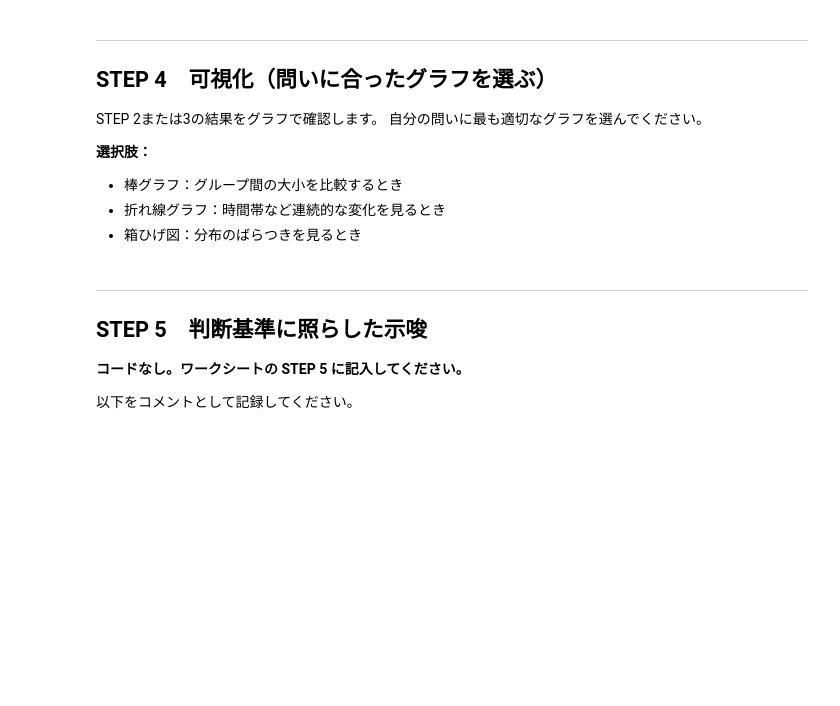
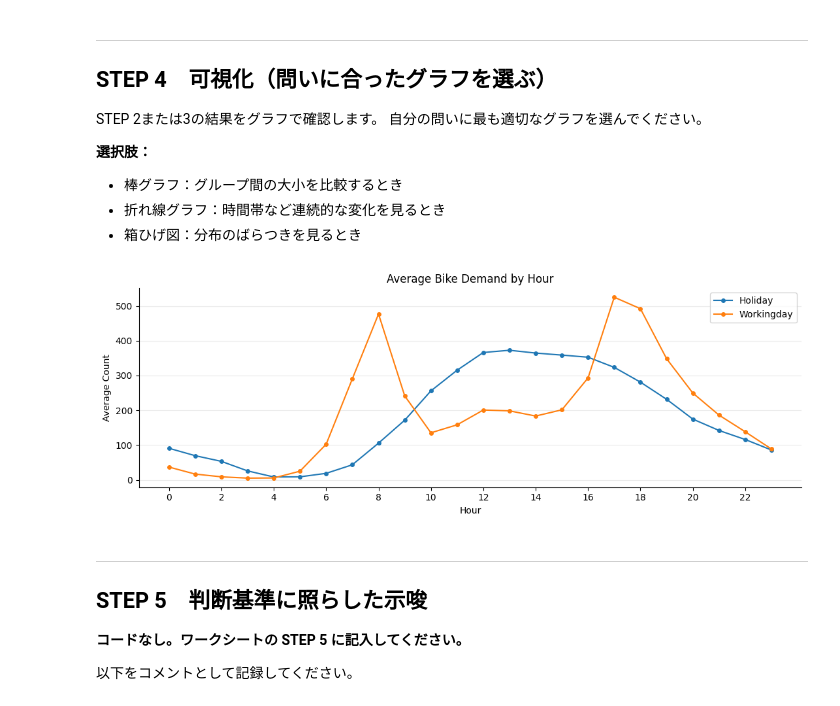
Before and after one commit to HeiKol258/kobe-data-business-colab, a Jupyter notebook: lecture03/lecture3_notebook.ipynb, the cells around one changed output. Cells and saved outputs as stored; diff of their text form; code cells hidden in the pictures; blank space fills up the shorter version.

```diff
--- a/lecture03/lecture3_notebook.ipynb
+++ b/lecture03/lecture3_notebook.ipynb
@@ -149,28 +190,31 @@ STEP 2または3の結果をグラフで確認します。
 - 折れ線グラフ：時間帯など連続的な変化を見るとき
 - 箱ひげ図：分布のばらつきを見るとき
 # %%
-# 4-1　可視化する
-# TODO: 自分の問いに合ったグラフを作成してください
+# 4-1　平日・休日別の時間帯パターンを可視化する
+fig, ax = plt.subplots(figsize=(11, 4))
+labels = {0: 'Holiday', 1: 'Workingday'}
 
-fig, ax = plt.subplots()
+for group_val in sorted(df['workingday'].unique()):
+    subset = (
+        df[df['workingday'] == group_val]
+        .groupby('hr')['cnt']
+        .mean()
+    )
+    ax.plot(
+        subset.index, subset.values,
+        label=labels[group_val], marker='o', markersize=4
+    )
 
-# ── 棒グラフの例 ──────────────────────────────────────────────────────
-# result_1axis.plot(kind='bar', ax=ax, color='#1E2761', alpha=0.85)
-
-# ── 折れ線グラフの例（時間帯×グループ）──────────────────────────────
-# for group_val in df[____].unique():
-#     subset = df[df[____] == group_val].groupby(____)[____].mean()
-#     ax.plot(subset.index, subset.values, label=str(group_val), marker='o', markersize=3)
-# ax.legend()
-
-# ── 自分のコードをここに書く ──────────────────────────────────────────
-
-
-ax.set_title('（グラフのタイトルを書く）')
-ax.set_xlabel('（X軸ラベル）')
-ax.set_ylabel('（Y軸ラベル）')
+ax.set_title('Average Bike Demand by Hour')
+ax.set_xlabel('Hour')
+ax.set_ylabel('Average Count')
+ax.set_xticks(range(0, 24, 2))
+ax.grid(axis='y', alpha=0.25)
+ax.legend()
 plt.tight_layout()
 plt.show()
+# %% [output]
+[figure, added]
 # %% [markdown]
 ---
 ## STEP 5　判断基準に照らした示唆
```
Also changed, not shown: parts of 7 cells of this notebook.
